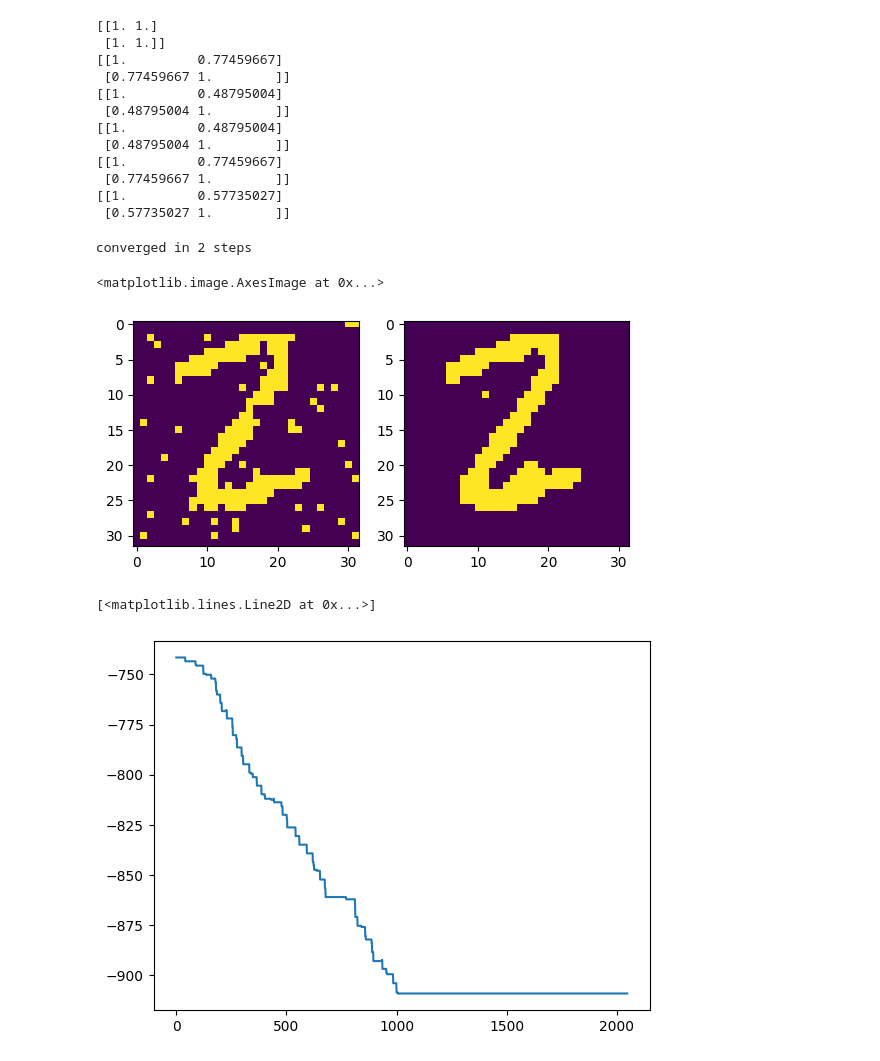
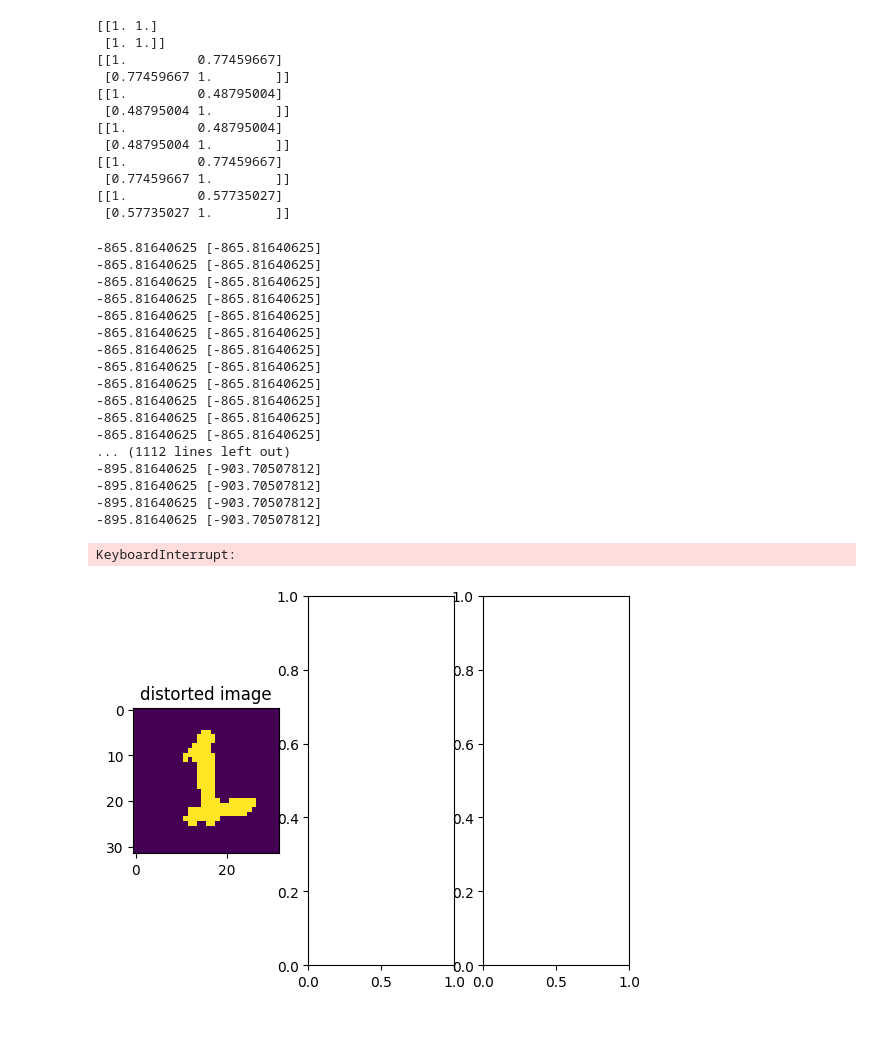
Before and after one commit to g-lago8/ComputationalNeuroScience, a Jupyter notebook: LAB2/LAB2_2/hopfield.ipynb, the cells around one changed output. Cells and saved outputs as stored; diff of their text form; code cells hidden in the pictures; blank space fills up the shorter version.

```diff
--- a/LAB2/LAB2_2/hopfield.ipynb
+++ b/LAB2/LAB2_2/hopfield.ipynb
@@ -167,21 +180,38 @@ class HopfieldNetwork():
 images =np.array(im)
 images = images.reshape(3,-1)
 # %%
-dist_img =distort_image(im[2], 0.05)
-fig, axes =plt.subplots(1,2)
+orig = im[1]
+dist_img =distort_image(orig, 0.)
+fig, axes =plt.subplots(1,3)
 axes[0].imshow(dist_img)
+axes[0].set_title('distorted image')
 dist_img = dist_img.reshape(-1,1)
 hopfield_net= HopfieldNetwork()
 
-retrieved = hopfield_net.retrieval(dist_img, images, 100, bias =0.7)
+retrieved = hopfield_net.retrieval(dist_img, images, 100, bias =0.7, compute_energy=True)
 
 axes[1].imshow(retrieved.reshape(32,32))
+axes[1].set_title('retrieved image')
+
+axes[2].imshow(orig)
+axes[2].set_title('original image')
 # %% [output]
-converged in 2 steps
+-865.81640625 [-865.81640625]
+-865.81640625 [-865.81640625]
+-865.81640625 [-865.81640625]
+-865.81640625 [-865.81640625]
+-865.81640625 [-865.81640625]
+-865.81640625 [-865.81640625]
+-865.81640625 [-865.81640625]
+-865.81640625 [-865.81640625]
+-865.81640625 [-865.81640625]
+-865.81640625 [-865.81640625]
+-865.81640625 [-865.81640625]
+-865.81640625 [-865.81640625]
+... (1112 lines left out)
+-895.81640625 [-903.70507812]
+-895.81640625 [-903.70507812]
+-895.81640625 [-903.70507812]
+-895.81640625 [-903.70507812]
-<matplotlib.image.AxesImage at 0x...>
+KeyboardInterrupt:
-[figure, old version]
+[figure, new version]
-# %%
-plt.plot( (-1./2) * np.array(hopfield_net.energy) )
-# %% [output]
-[<matplotlib.lines.Line2D at 0x...>]
-[figure, removed]
```
Also changed, not shown: parts of 8 cells of this notebook, 4 other files.
